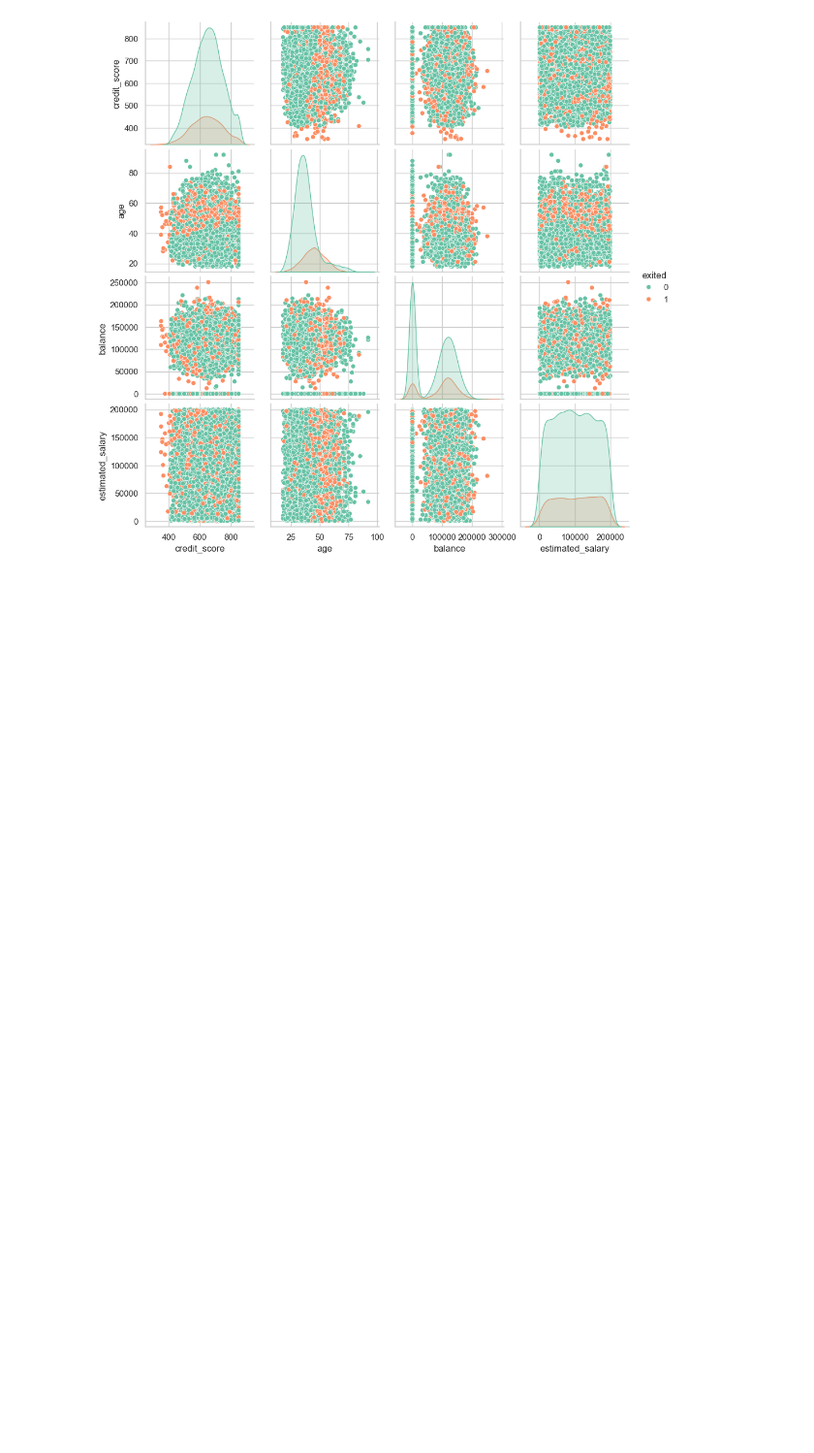
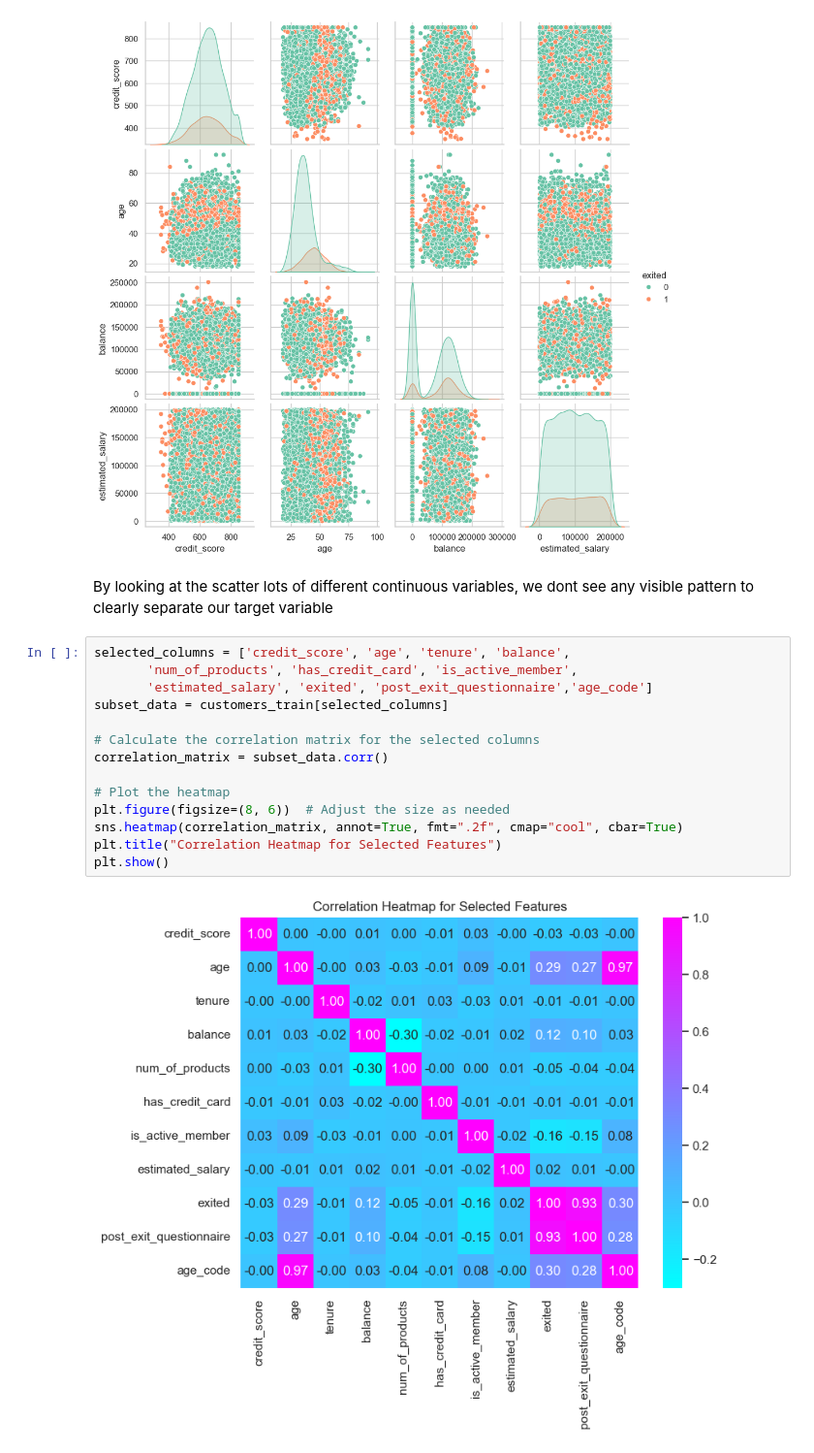
Before and after one commit to azamKhattak24/Customer_Churn_Prediction, a Jupyter notebook: notebooks/customerChurnPrediction.ipynb, the cells around one changed output. Shown at 97% size. Drawn from its saved outputs; the diff is of its cells as text; blank space fills up the shorter version.

```diff
--- a/notebooks/customerChurnPrediction.ipynb
+++ b/notebooks/customerChurnPrediction.ipynb
@@ -988,3 +988,21 @@ sns.pairplot(customers_train[columns], hue='exited', palette='Set2')
 plt.show()
 # %% [output]
 [figure]
+# %% [markdown]
+By looking at the scatter lots of different continuous variables, we dont see any visible pattern to clearly separate our target variable
+# %%
+selected_columns = ['credit_score', 'age', 'tenure', 'balance',
+       'num_of_products', 'has_credit_card', 'is_active_member',
+       'estimated_salary', 'exited', 'post_exit_questionnaire','age_code']
+subset_data = customers_train[selected_columns]
+
+# Calculate the correlation matrix for the selected columns
+correlation_matrix = subset_data.corr()
+
+# Plot the heatmap
+plt.figure(figsize=(8, 6))  # Adjust the size as needed
+sns.heatmap(correlation_matrix, annot=True, fmt=".2f", cmap="cool", cbar=True)
+plt.title("Correlation Heatmap for Selected Features")
+plt.show()
+# %% [output]
+[figure, added]
```
Also changed, not shown: parts of 1 cell of this notebook.
